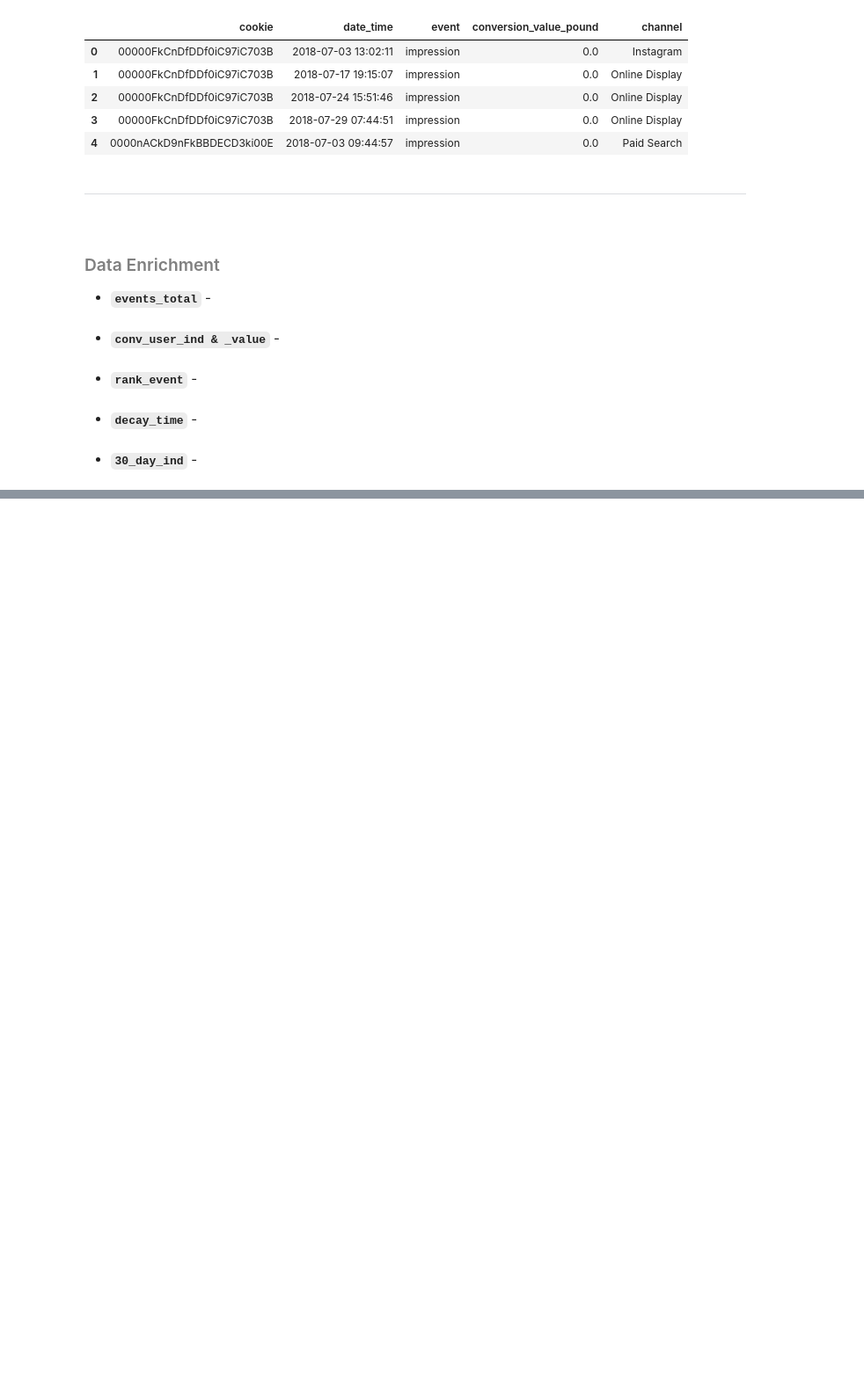
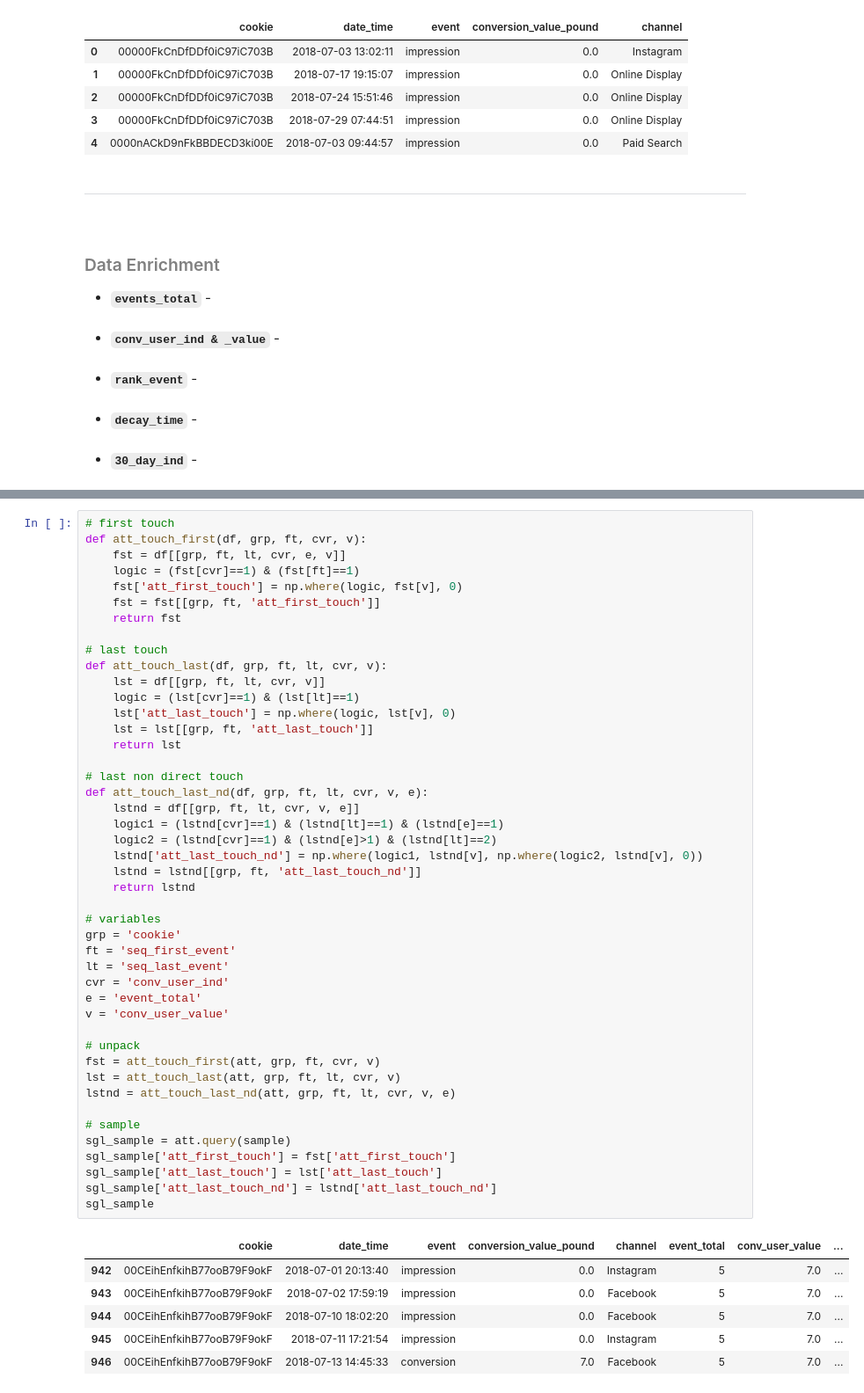
Before and after one commit to martin-mallon/Attribution-Models, a Jupyter notebook: Attribution_Models/attribution_model.ipynb, the cells around one changed output, grey strips where cells are left out. Shown at 88% size. Drawn from its saved outputs; the diff is of its cells as text; blank space fills up the shorter version.

```diff
--- a/Attribution_Models/attribution_model.ipynb
+++ b/Attribution_Models/attribution_model.ipynb
@@ -218,0 +212,52 @@ df
+# %%
+# first touch
+def att_touch_first(df, grp, ft, cvr, v):
+    fst = df[[grp, ft, lt, cvr, e, v]]
+    logic = (fst[cvr]==1) & (fst[ft]==1)
+    fst['att_first_touch'] = np.where(logic, fst[v], 0)
+    fst = fst[[grp, ft, 'att_first_touch']]
+    return fst
+
+# last touch
+def att_touch_last(df, grp, ft, lt, cvr, v):
+    lst = df[[grp, ft, lt, cvr, v]]
+    logic = (lst[cvr]==1) & (lst[lt]==1)
+    lst['att_last_touch'] = np.where(logic, lst[v], 0)
+    lst = lst[[grp, ft, 'att_last_touch']]
+    return lst
+
+# last non direct touch
+def att_touch_last_nd(df, grp, ft, lt, cvr, v, e):
+    lstnd = df[[grp, ft, lt, cvr, v, e]]
+    logic1 = (lstnd[cvr]==1) & (lstnd[lt]==1) & (lstnd[e]==1)
+    logic2 = (lstnd[cvr]==1) & (lstnd[e]>1) & (lstnd[lt]==2)
+    lstnd['att_last_touch_nd'] = np.where(logic1, lstnd[v], np.where(logic2, lstnd[v], 0))
+    lstnd = lstnd[[grp, ft, 'att_last_touch_nd']]
+    return lstnd
+
+# variables
+grp = 'cookie'
+ft = 'seq_first_event'
+lt = 'seq_last_event'
+cvr = 'conv_user_ind'
+e = 'event_total'
+v = 'conv_user_value'
+
+# unpack
+fst = att_touch_first(att, grp, ft, cvr, v)
+lst = att_touch_last(att, grp, ft, lt, cvr, v)
+lstnd = att_touch_last_nd(att, grp, ft, lt, cvr, v, e)
+
+# sample
+sgl_sample = att.query(sample)
+sgl_sample['att_first_touch'] = fst['att_first_touch']
+sgl_sample['att_last_touch'] = lst['att_last_touch']
+sgl_sample['att_last_touch_nd'] = lstnd['att_last_touch_nd']
+sgl_sample
+# %% [output]
+|  | cookie | date_time | event | conversion_value_pound | channel | event_total | conv_user_value | ... |
+| 942 | 00CEihEnfkihB77ooB79F9okF | 2018-07-01 20:13:40 | impression | 0.0 | Instagram | 5 | 7.0 | ... |
+| 943 | 00CEihEnfkihB77ooB79F9okF | 2018-07-02 17:59:19 | impression | 0.0 | Facebook | 5 | 7.0 | ... |
+| 944 | 00CEihEnfkihB77ooB79F9okF | 2018-07-10 18:02:20 | impression | 0.0 | Facebook | 5 | 7.0 | ... |
+| 945 | 00CEihEnfkihB77ooB79F9okF | 2018-07-11 17:21:54 | impression | 0.0 | Instagram | 5 | 7.0 | ... |
+| 946 | 00CEihEnfkihB77ooB79F9okF | 2018-07-13 14:45:33 | conversion | 7.0 | Facebook | 5 | 7.0 | ... |
```
Also changed, not shown: parts of 18 cells of this notebook, 1 other file.
